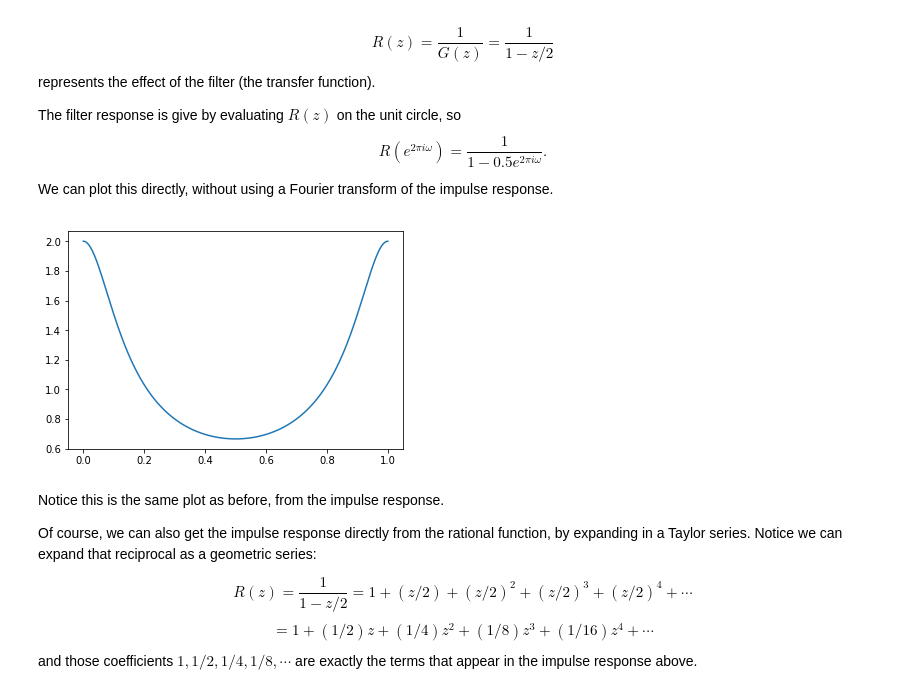
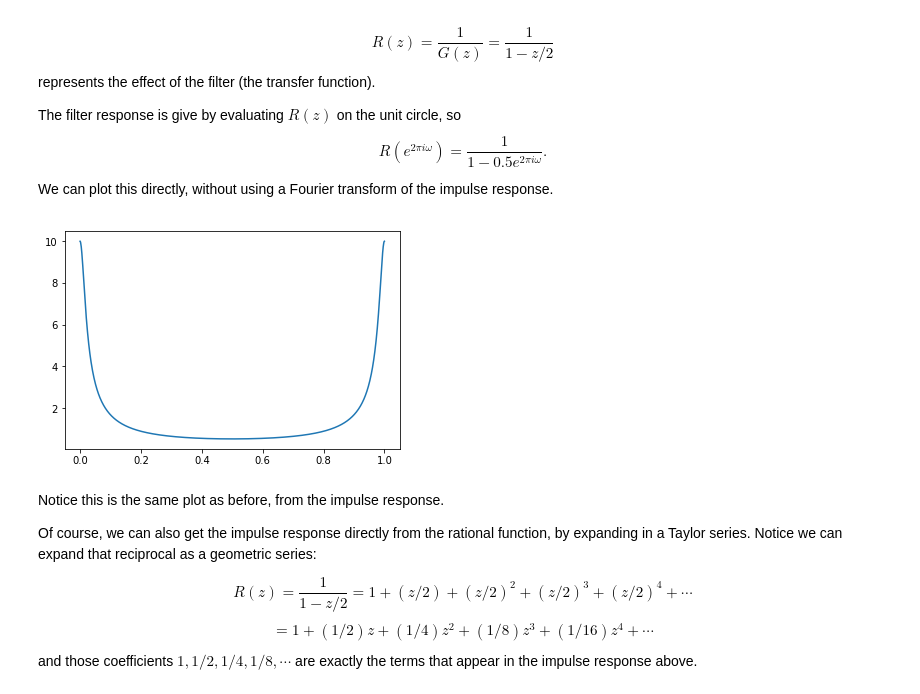
Before and after one commit to mlamoureux/Math502w19, a Jupyter notebook: Lecture19_Mar26.ipynb, the cells around one changed output. Cells and saved outputs as stored; diff of their text form; code cells hidden in the pictures.

```diff
--- a/Lecture19_Mar26.ipynb
+++ b/Lecture19_Mar26.ipynb
@@ -563,10 +587,10 @@ We can plot this directly, without using a Fourier transform of the impulse resp
 # %%
 N=1024
 f = linspace(0,1,N)
-r = 1/(1-0.5*exp(2*pi*1j*f))
+r = 1/(1-0.9*exp(2*pi*1j*f))
 plot(f,abs(r));
 # %% [output]
-[figure, old version]
+[figure, new version]
 # %% [markdown]
 Notice this is the same plot as before, from the impulse response.
 
```
Also changed, not shown: parts of 5 cells of this notebook, 2 other files.
